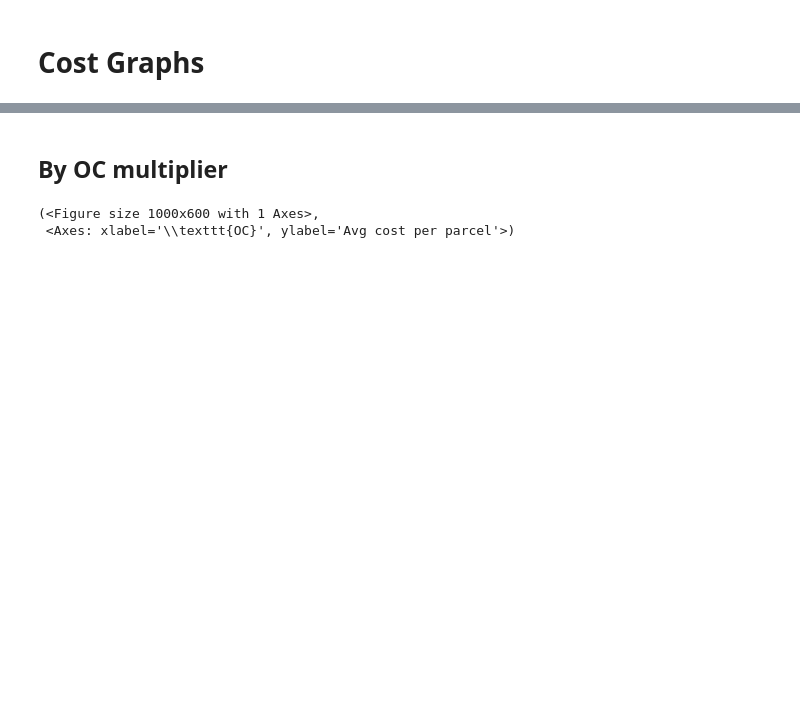
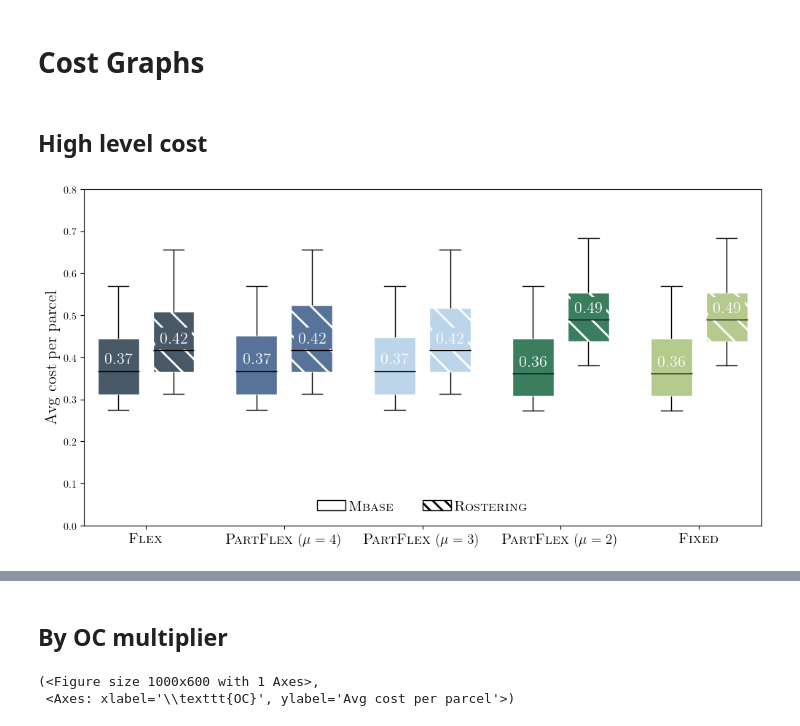
Before and after one commit to carlosperez1997/lmd-sizing-scheduling, a Jupyter notebook: code_team/rostering jonny/cost_graphs.ipynb, the cells around one changed output, grey strips where cells are left out. Saved outputs shown, nothing was run; the diff lists cells and outputs as text; code cells hidden in the pictures; blank space fills up the shorter version.

Commit message:
cost graphs

```diff
--- a/code_team/rostering jonny/cost_graphs.ipynb
+++ b/code_team/rostering jonny/cost_graphs.ipynb
@@ -107,2 +91,4 @@ results_df
 # %% [markdown]
 # Cost Graphs
+# %% [markdown]
+## High level cost
@@ -108,0 +133,48 @@ results_df
+# %%
+# Create a figure and a single subplot
+plt.rcParams['hatch.linewidth'] = 2  # Set the line width for hatches
+
+fig, ax = plt.subplots(figsize=(12,6))
+
+models = ['\\textsc{Flex}', '\\textsc{PartFlex} ($\\mu = 4$)', '\\textsc{PartFlex} ($\\mu = 3$)', '\\textsc{PartFlex} ($\\mu = 2$)', '\\textsc{Fixed}']
+
+
+bar = sns.boxplot(data=cost_df_long, x='x_pos', y='value', order=[i for i in range(-2, 47)], fliersize=0, ax=ax, width=3, hue = 'x_pos', linecolor='black',)  # Adjust the width as needed
+ax.set_ylim((0, 0.8))
+ax.set_ylabel('Avg cost per parcel', fontsize=16)  # Set y-axis label
+ax.set_xlabel('')  # Clear x-axis label
+
+# Apply hatches and colours
+colours = ['#495867', '#495867', '#577399', '#577399', '#BDD5EA', '#BDD5EA', '#3A7E5E', '#3A7E5E', '#B5CA8D', '#B5CA8D']
+hatches = ['\\' if i % 2 != 0 else '' for i in range(16)]
+for i, patch in enumerate(bar.patches):
+    colour_index = i % len(colours)  # Cycle through the color list
+    patch.set_facecolor(colours[colour_index])
+    patch.set_edgecolor('white')  # Ensure the box outline is black
+    patch.set_hatch(hatches[colour_index % len(hatches)])  # Set hatches with cycling through hatch patterns
+
+ax.set_xticks([i for i in [4, 14, 24, 34, 44]])  # Ensure this matches your order range
+ax.set_xticklabels(models, fontsize=14)
+
+# Create a custom legend
+ax.legend(handles=[
+        Patch(facecolor='white', edgecolor='black'),
+        Patch(facecolor='white', edgecolor='black', hatch='\\\\')
+    ],
+    labels=[
+        '\\textsc{Mbase}', '\\textsc{Rostering} '
+    ],
+    loc='lower center', bbox_to_anchor=(0.5, 0),
+    ncol=2, fontsize=14, frameon=False,
+    handletextpad=0.25
+)
+
+
+# Annotate the boxplot with median cost values
+for i, x_pos in enumerate(choices):
+    avg = cost_df_long[cost_df_long['x_pos'] == x_pos]['value'].median()
+    ax.text(x=x_pos+2, y=avg+0.01, s=f"{avg:.2f}", va='bottom', ha='center', color='white', fontsize=16, fontweight='bold', bbox=dict(facecolor=colours[i], alpha=1, edgecolor='none'))
+
+fig.savefig('figures/cost_box_plot.pdf', dpi=96, bbox_inches='tight')
+# %% [output]
+[figure, added]
```
Also changed, not shown: parts of 9 cells of this notebook, 11 other files.
